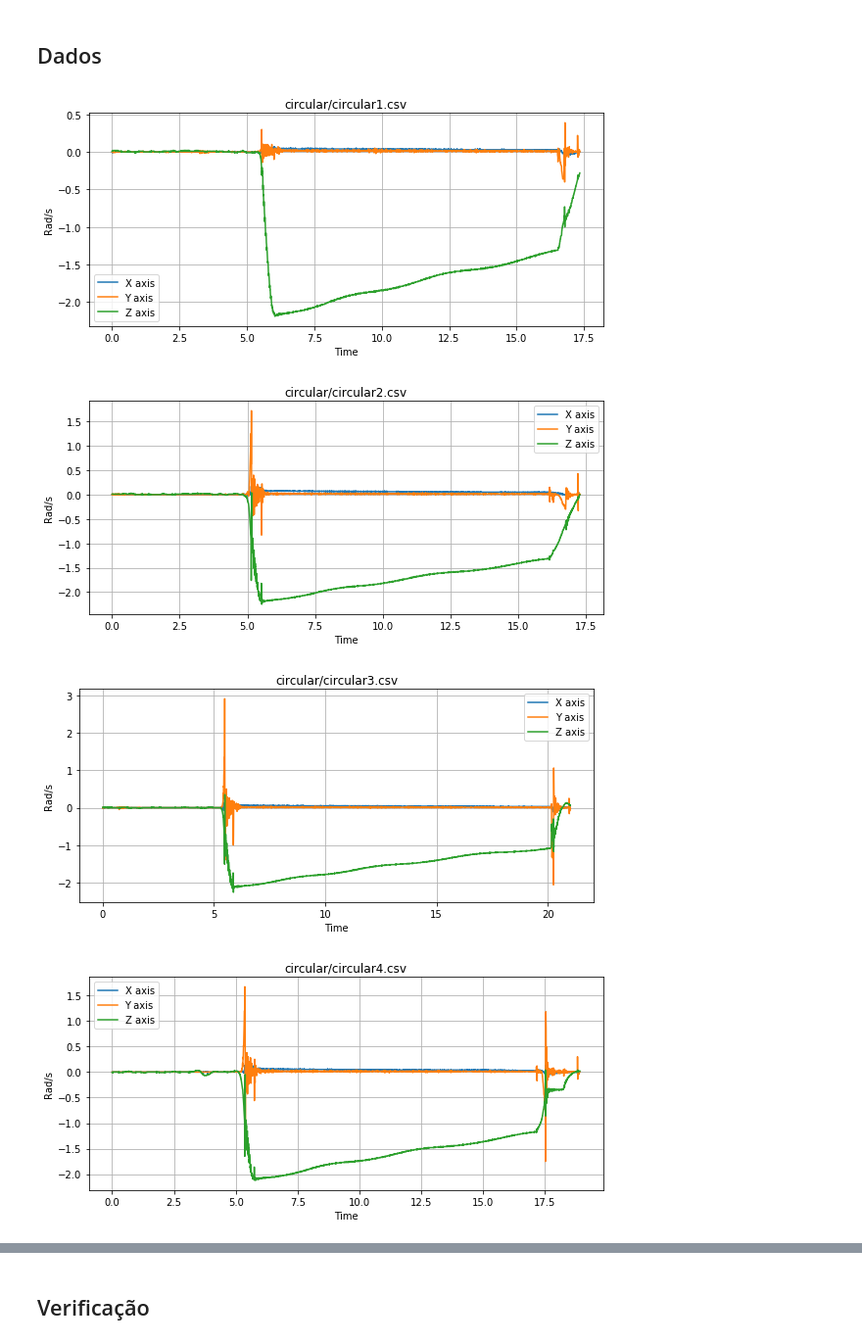
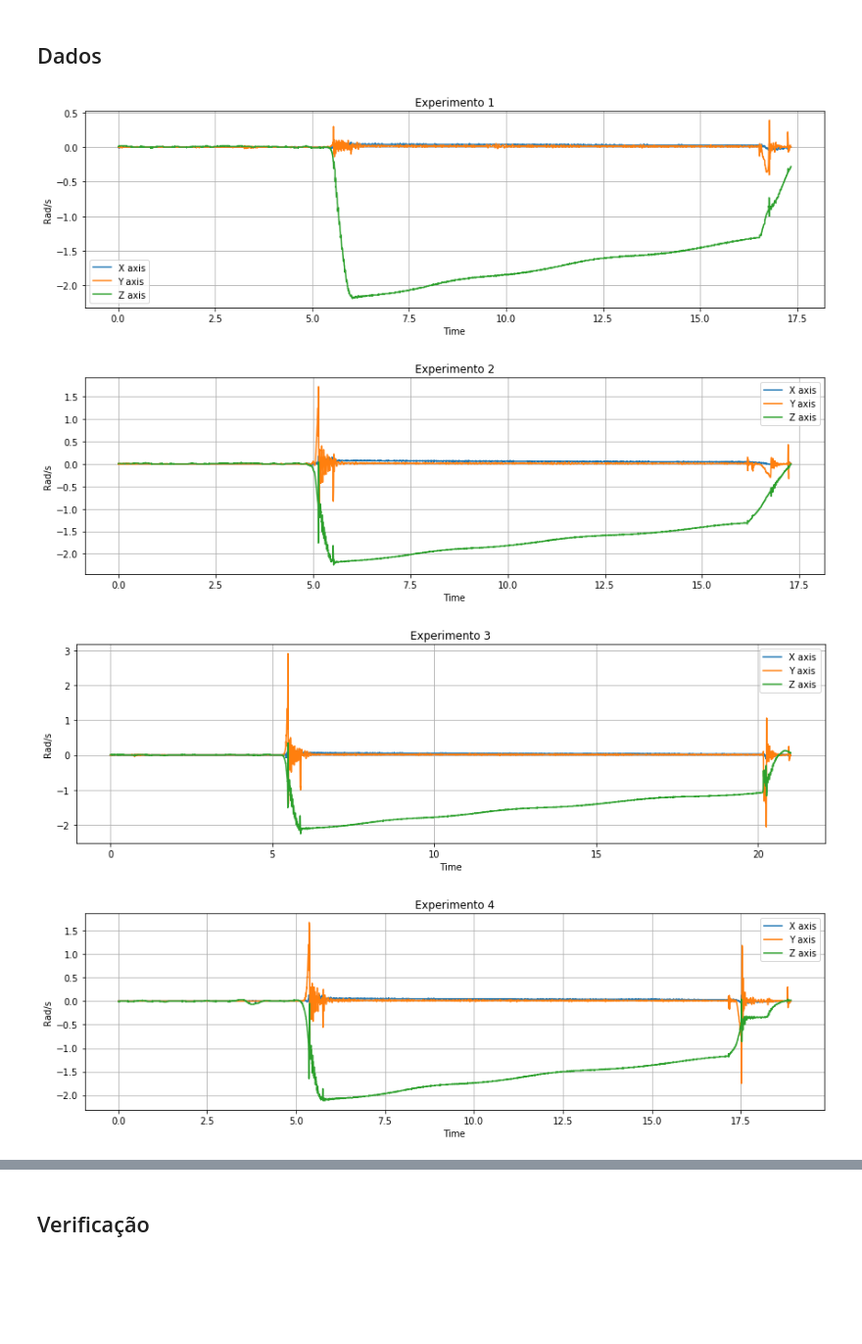
Before and after one commit to caiotda/MAC209, a Jupyter notebook: EP2/ep02.ipynb, the cells around one changed output, grey strips where cells are left out. Shown at 98% size. Saved outputs shown, nothing was run; the diff lists cells and outputs as text; code cells hidden in the pictures; blank space fills up the shorter version.

```diff
--- a/EP2/ep02.ipynb
+++ b/EP2/ep02.ipynb
@@ -45,7 +45,7 @@ names.sort()
 for i in range(len(names)):
     tbl = pd.read_csv(names[i])
     tbl.head()
-    fig = plt.figure(figsize=(32,4))
+    fig = plt.figure(figsize=(50,4))
     plt.subplot(131)
     plt.grid(True)
     plt.xlabel("Time")
@@ -72,24 +72,29 @@ tbls = []
 for i in range(len(names)):
     tbls.append(pd.read_csv(names[i]))
 
-#corta final do movimento para que todos tenham o mesmo comprimento
-for i in range(len(tbls)):
-    tbls[i] = tbls[i][:21532]
+tam = min(len(tbls[0]["time"]),
+          len(tbls[1]["time"]),
+          len(tbls[2]["time"]),
+          len(tbls[3]["time"]),
+          len(tbls[4]["time"]),);
+
+for t in tbls:
+    t["wz"] = t["wz"][:tam]
 
 #Calcula as médias
-tmed = (tbls[0]["wz"] + tbls[1]["wz"] + tbls[2]["wz"] + tbls[3]["wz"] + tbls[4]["wz"])/5
+wmed = (tbls[0]["wz"] + tbls[1]["wz"] + tbls[2]["wz"] + tbls[3]["wz"] + tbls[4]["wz"])/5
 
-x = tbls[0]["time"]
+wmed = wmed[:tam]
+x = tbls[0]["time"][:tam]
 
 #Plot
 tmed.head()
-fig = plt.figure(figsize=(32,4))
+fig = plt.figure(figsize=(50,4))
 plt.subplot(131)
 plt.grid(True)
 plt.xlabel("Time")
 plt.ylabel("Rad/s")
-plt.plot(x, tmed, label = "Z axis")
+plt.plot(x, wmed)
 plt.title("Velocidade angular Média")
-plt.legend()
 plt.show()
 # %% [output]
@@ -136,27 +147,20 @@ O experimento foi realizado 5 vezes, para eliminar inconsistências.
 # %%
-names = []
-for file in glob.glob("circular/*.csv"):   #armazena o titulo de cada arquivo em uma lista
-    names.append(file)
-
-names.sort()
-i = 0
-
 for i in range(len(names)):
     tbl = pd.read_csv(names[i])
     tbl.head()
-    fig = plt.figure(figsize=(32,4))
+    fig = plt.figure(figsize=(50,4))
     plt.subplot(131)
     plt.grid(True)
     plt.xlabel("Time")
     plt.ylabel("Rad/s")
     plt.plot(tbl["time"], tbl["wx"], label = "X axis")
     plt.plot(tbl["time"], tbl["wy"], label ="Y axis")
     plt.plot(tbl["time"], tbl["wz"], label ="Z axis")
-    plt.title("Experimento "+str(i))
+    plt.title("Experimento "+str(i+1))
     plt.legend()
     plt.show()
 # %% [output]
-[figure, old version]
+[figure, new version]
-[figure, old version]
+[figure, new version]
-[figure, old version]
+[figure, new version]
-[figure, old version]
+[figure, new version]
```
Also changed, not shown: parts of 8 cells of this notebook.
